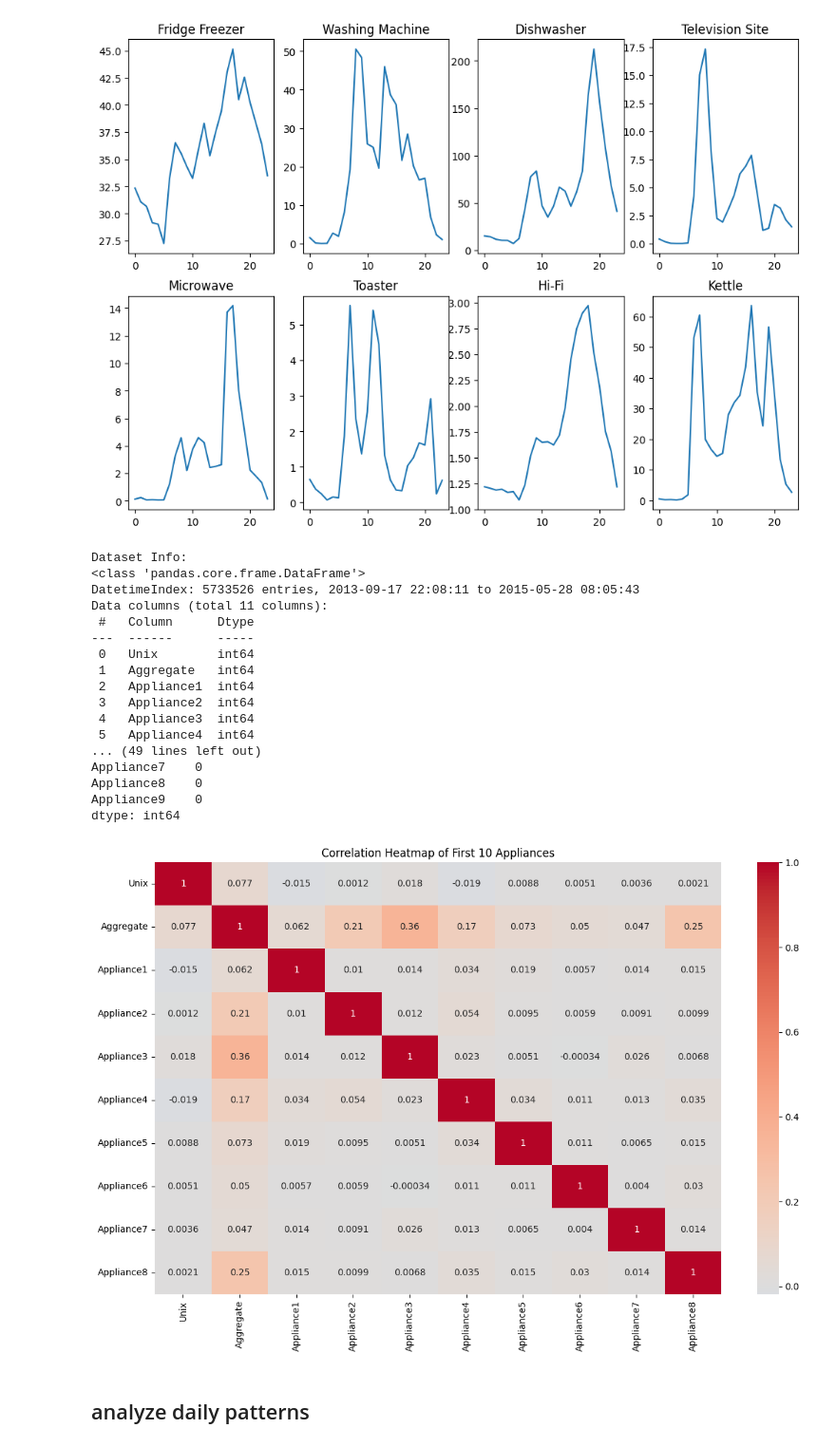
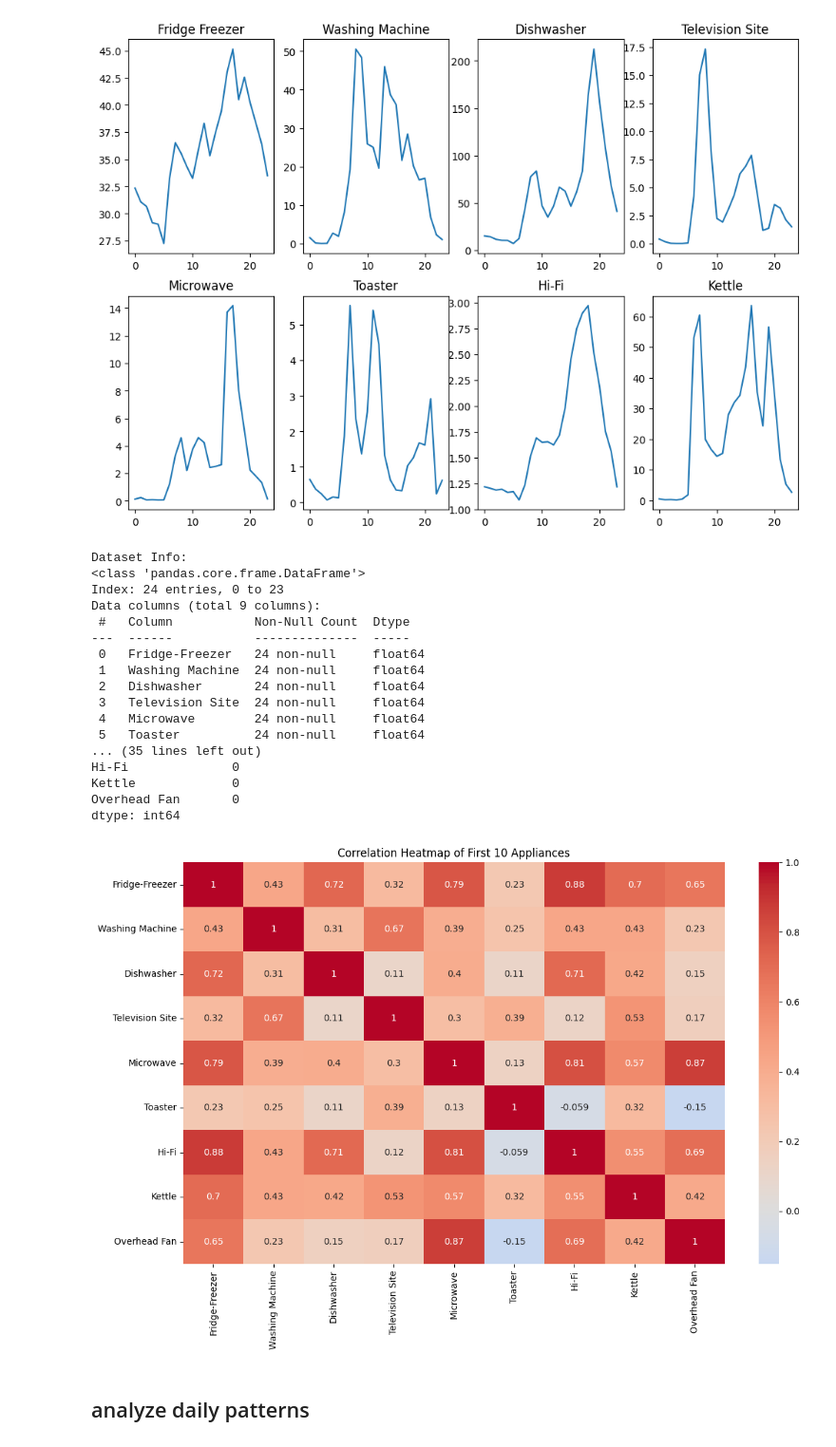
Before and after one commit to Haroonhameed123/anomaly-detection-on-uk-dale, a Jupyter notebook: uk_dale_expo.ipynb, the cells around one changed output. Shown at 95% size. Saved outputs shown, nothing was run; the diff lists cells and outputs as text; code cells hidden in the pictures.

```diff
--- a/uk_dale_expo.ipynb
+++ b/uk_dale_expo.ipynb
@@ -114,42 +116,42 @@ Text(0.5, 1.0, 'Kettle')
 # %%
 # Basic information about the dataset
 print("\nDataset Info:")
-print(df.info())
+print(by_hours_df.info())
 
 # Basic statistics
 print("\nBasic Statistics:")
-print(df.describe())
+print(by_hours_df.describe())
 
 # Check for missing values
 print("\nMissing Values:")
-print(df.isnull().sum())
+print(by_hours_df.isnull().sum())
 # %% [output]
 Dataset Info:
 <class 'pandas.core.frame.DataFrame'>
-DatetimeIndex: 5733526 entries, 2013-09-17 22:08:11 to 2015-05-28 08:05:43
-Data columns (total 11 columns):
- #   Column      Dtype
----  ------      -----
- 0   Unix        int64
- 1   Aggregate   int64
- 2   Appliance1  int64
- 3   Appliance2  int64
- 4   Appliance3  int64
- 5   Appliance4  int64
-... (49 lines left out)
-Appliance7    0
-Appliance8    0
-Appliance9    0
+Index: 24 entries, 0 to 23
+Data columns (total 9 columns):
+ #   Column           Non-Null Count  Dtype
+---  ------           --------------  -----
+ 0   Fridge-Freezer   24 non-null     float64
+ 1   Washing Machine  24 non-null     float64
+ 2   Dishwasher       24 non-null     float64
+ 3   Television Site  24 non-null     float64
+ 4   Microwave        24 non-null     float64
+ 5   Toaster          24 non-null     float64
+... (35 lines left out)
+Hi-Fi              0
+Kettle             0
+Overhead Fan       0
 dtype: int64
 # %%
 # Correlation heatmap of the first 10 appliances
 plt.figure(figsize=(12, 8))
-sns.heatmap(df.iloc[:, :10].corr(), annot=True, cmap='coolwarm', center=0)
+sns.heatmap(by_hours_df.iloc[:, :10].corr(), annot=True, cmap='coolwarm', center=0)
 plt.title('Correlation Heatmap of First 10 Appliances')
 plt.tight_layout()
 plt.show()
 # %% [output]
-[figure, old version]
+[figure, new version]
 # %% [markdown]
 ## analyze daily patterns
 # %%
```
Also changed, not shown: parts of 25 cells of this notebook.
